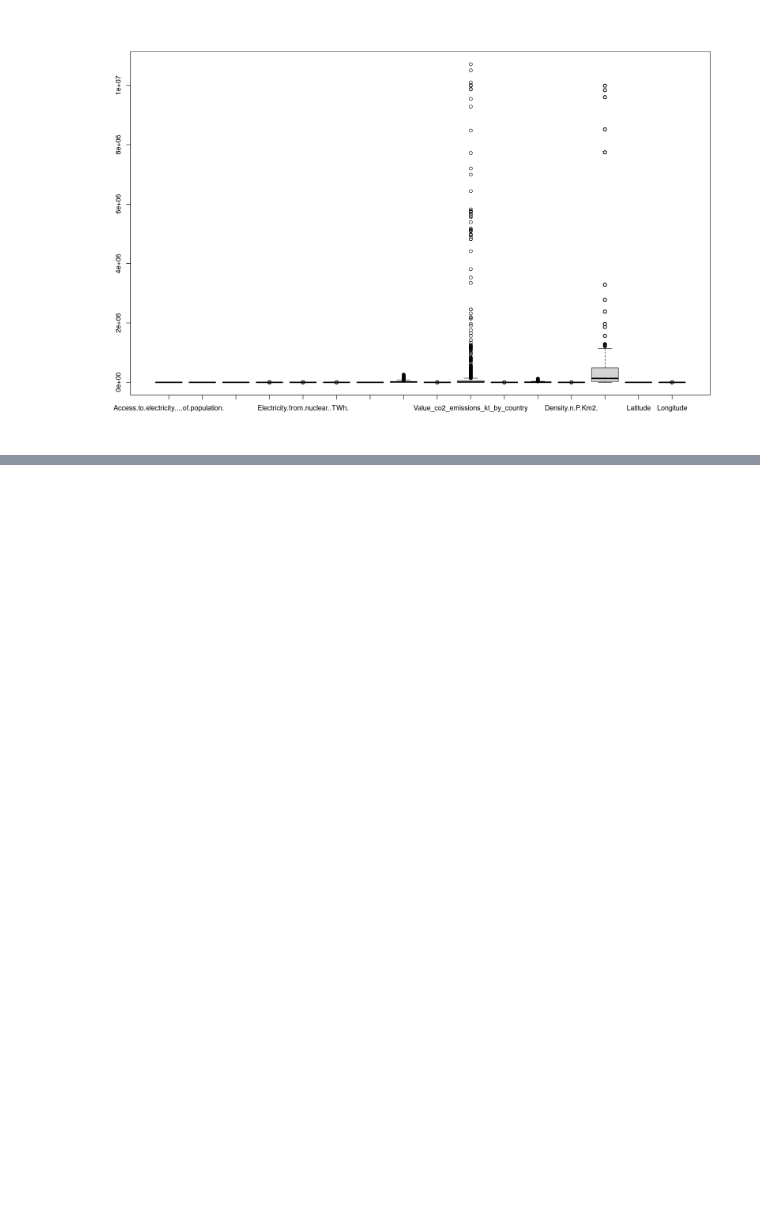
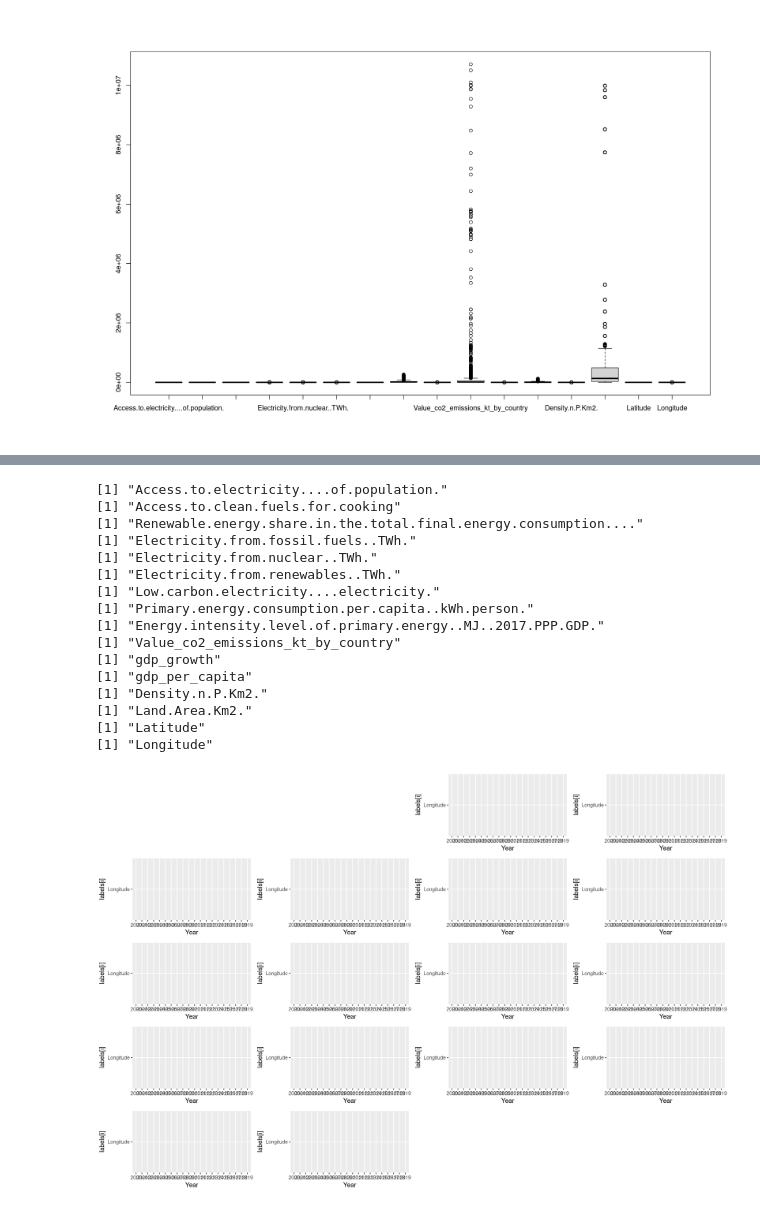
Before and after one commit to Mathilde-Mrs/Projet_machine_learning, a Jupyter notebook: notebook_R.ipynb, the cells around one changed output, grey strips where cells are left out. Saved outputs shown, nothing was run; the diff lists cells and outputs as text; code cells hidden in the pictures; blank space fills up the shorter version.

```diff
--- a/notebook_R.ipynb
+++ b/notebook_R.ipynb
@@ -140,0 +144,31 @@ boxplot(df)
+# %%
+
+labels = names(complete_data)
+
+dfi = complete_data
+v = list()
+
+for (i in 3:18) {
+    #dfi$labels[i] = complete_data$labels[,i]
+    print(labels[i])
+    v[[i]] = ggplot(complete_data) + aes(x=Year, y=labels[i] ,color=Entity) + theme(legend.position = "none")
+}
+do.call(grid.arrange,c(v, ncol=4))
+# %% [output]
+[1] "Access.to.electricity....of.population."
+[1] "Access.to.clean.fuels.for.cooking"
+[1] "Renewable.energy.share.in.the.total.final.energy.consumption...."
+[1] "Electricity.from.fossil.fuels..TWh."
+[1] "Electricity.from.nuclear..TWh."
+[1] "Electricity.from.renewables..TWh."
+[1] "Low.carbon.electricity....electricity."
+[1] "Primary.energy.consumption.per.capita..kWh.person."
+[1] "Energy.intensity.level.of.primary.energy..MJ..2017.PPP.GDP."
+[1] "Value_co2_emissions_kt_by_country"
+[1] "gdp_growth"
+[1] "gdp_per_capita"
+[1] "Density.n.P.Km2."
+[1] "Land.Area.Km2."
+[1] "Latitude"
+[1] "Longitude"
+[figure, added]
```
Also changed, not shown: parts of 14 cells of this notebook.
